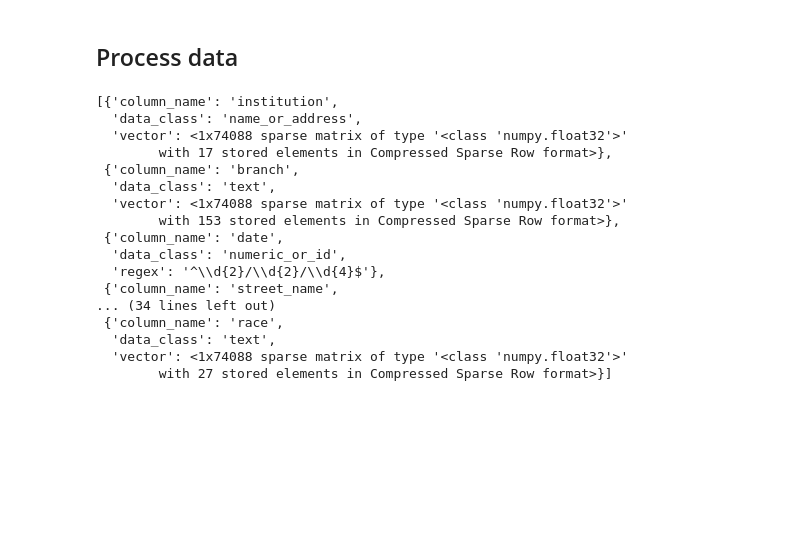
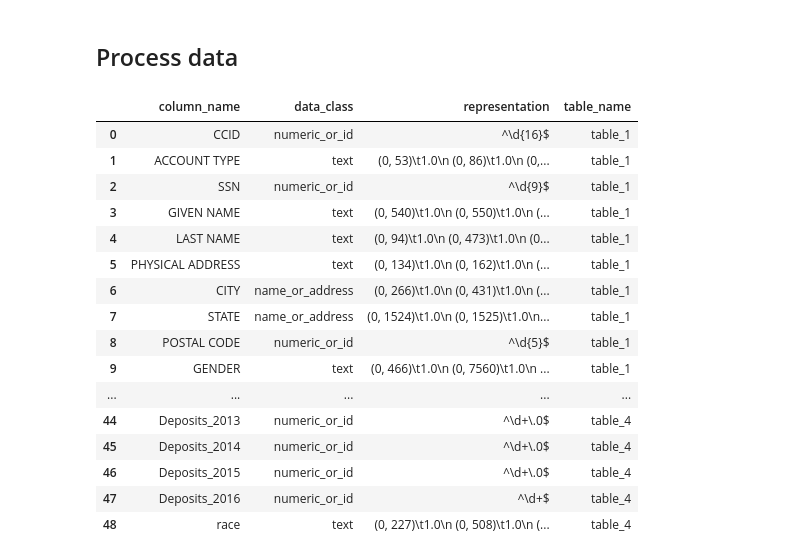
Before and after one commit to v-popov/emerald, a Jupyter notebook: model_demo.ipynb, the cells around one changed output. Saved outputs shown, nothing was run; the diff lists cells and outputs as text; code cells hidden in the pictures; blank space fills up the shorter version.

Commit message:
Add additional identifiers while processing tables

```diff
--- a/model_demo.ipynb
+++ b/model_demo.ipynb
@@ -17,4 +8,10 @@ from pprint import pprint
 import emerald
 # %% [markdown]
 ## Load sample data
+# %%
+sample_tables = {}
+sample_tables["table_1"] = pd.read_csv("data/sample_1.csv")
+sample_tables["table_2"] = pd.read_csv("data/sample_2.csv")
+sample_tables["table_3"] = pd.read_csv("data/sample_3.csv")
+sample_tables["table_4"] = pd.read_csv("data/sample_4.csv")
 # %%
@@ -75,23 +84,29 @@ Columns:   15
 | 4 | JPMorgan Chase Bank | Novi Branch | 05/28/1956 | 43100 Grand River Avenue | Novi | Oakland | MI | 48375 | 42.48002 | ... |
 # %% [markdown]
 ## Process data
-# %%
-emerald.process_table(table_4, max_sample_size=10)
-# %% [output]
-[{'column_name': 'institution',
-  'data_class': 'name_or_address',
-  'vector': <1x74088 sparse matrix of type '<class 'numpy.float32'>'
-        with 17 stored elements in Compressed Sparse Row format>},
- {'column_name': 'branch',
-  'data_class': 'text',
-  'vector': <1x74088 sparse matrix of type '<class 'numpy.float32'>'
-        with 153 stored elements in Compressed Sparse Row format>},
- {'column_name': 'date',
-  'data_class': 'numeric_or_id',
-  'regex': '^\\d{2}/\\d{2}/\\d{4}$'},
- {'column_name': 'street_name',
-... (34 lines left out)
- {'column_name': 'race',
-  'data_class': 'text',
-  'vector': <1x74088 sparse matrix of type '<class 'numpy.float32'>'
-        with 27 stored elements in Compressed Sparse Row format>}]
+# %%
+results = []
+for table_name, table_data in sample_tables.items():
+    results.extend(emerald.process_table(table_data,
+                                         max_sample_size=10,
+                                         identifiers={"table_name": table_name}))
+emerald_internal_data = pd.DataFrame(results)
+emerald_internal_data
+# %% [output]
+|  | column_name | data_class | representation | table_name |
+| 0 | CCID | numeric_or_id | ^\d{16}$ | table_1 |
+| 1 | ACCOUNT TYPE | text | (0, 53)\t1.0\n (0, 86)\t1.0\n (0,... | table_1 |
+| 2 | SSN | numeric_or_id | ^\d{9}$ | table_1 |
+| 3 | GIVEN NAME | text | (0, 540)\t1.0\n (0, 550)\t1.0\n (... | table_1 |
+| 4 | LAST NAME | text | (0, 94)\t1.0\n (0, 473)\t1.0\n (0... | table_1 |
+| 5 | PHYSICAL ADDRESS | text | (0, 134)\t1.0\n (0, 162)\t1.0\n (... | table_1 |
+| 6 | CITY | name_or_address | (0, 266)\t1.0\n (0, 431)\t1.0\n (... | table_1 |
+| 7 | STATE | name_or_address | (0, 1524)\t1.0\n (0, 1525)\t1.0\n... | table_1 |
+| 8 | POSTAL CODE | numeric_or_id | ^\d{5}$ | table_1 |
+| 9 | GENDER | text | (0, 466)\t1.0\n (0, 7560)\t1.0\n ... | table_1 |
+| ... | ... | ... | ... | ... |
+| 44 | Deposits_2013 | numeric_or_id | ^\d+\.0$ | table_4 |
+| 45 | Deposits_2014 | numeric_or_id | ^\d+\.0$ | table_4 |
+| 46 | Deposits_2015 | numeric_or_id | ^\d+\.0$ | table_4 |
+| 47 | Deposits_2016 | numeric_or_id | ^\d+$ | table_4 |
+| 48 | race | text | (0, 227)\t1.0\n (0, 508)\t1.0\n (... | table_4 |
```
Also changed, not shown: parts of 5 cells of this notebook, 1 other file.
